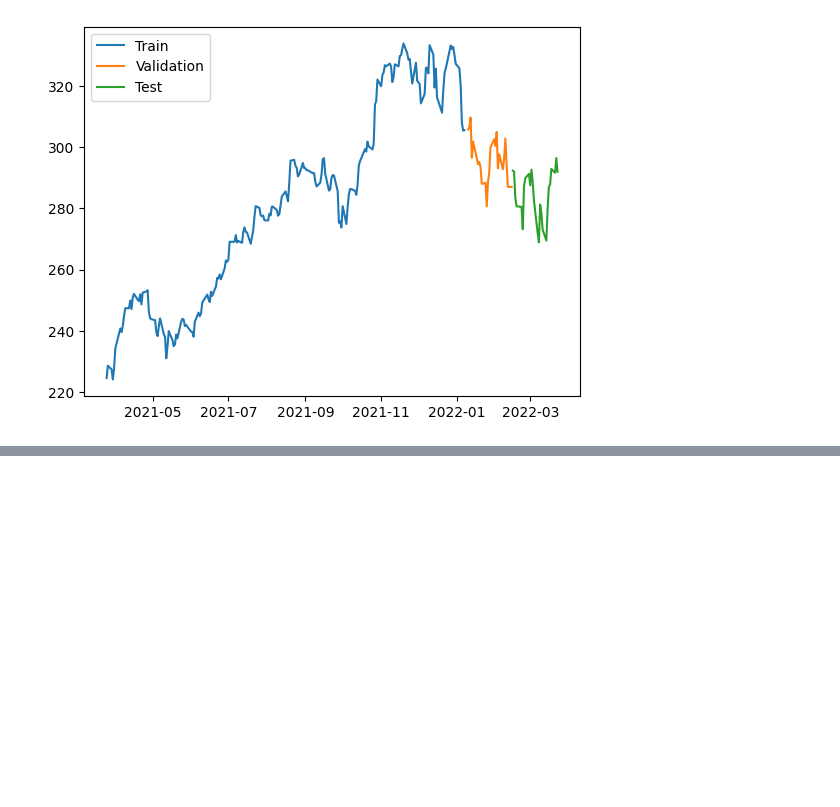
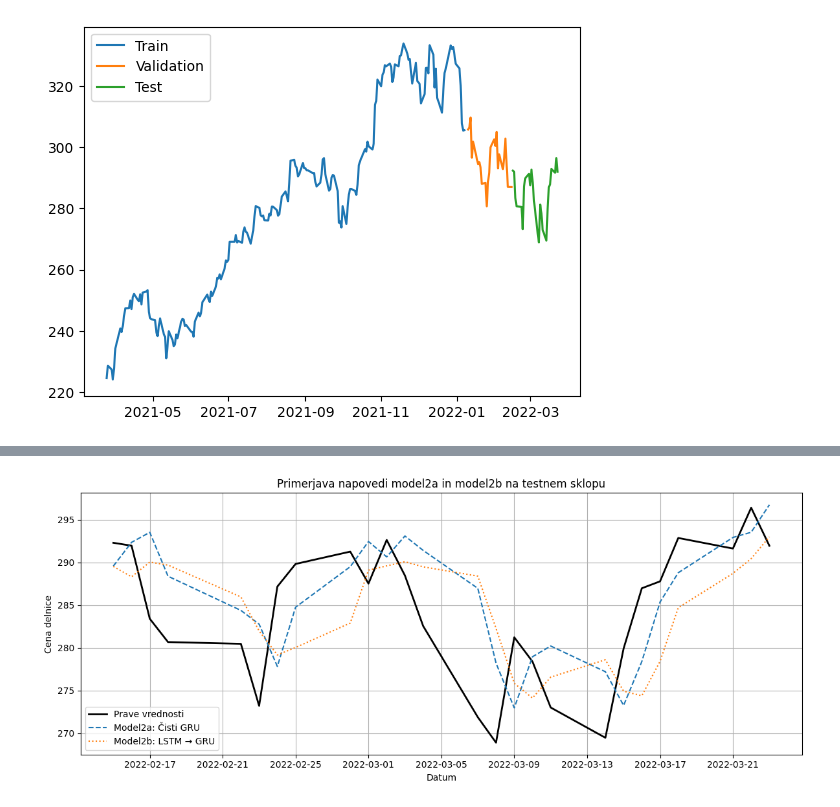
Before and after one commit to Stocks-agent-org/Stocks-agent, a Jupyter notebook: finance_api_f/LSTM.ipynb, the cells around one changed output, grey strips where cells are left out. Cells and saved outputs as stored; diff of their text form; code cells hidden in the pictures; blank space fills up the shorter version.

```diff
--- a/finance_api_f/LSTM.ipynb
+++ b/finance_api_f/LSTM.ipynb
@@ -285,0 +487,89 @@ plt.legend(['Training Predictions', 'Training Observations'])
+# %%
+# === Okno 2: Čisti GRU in Hibrid LSTM → GRU s skaliranjem ===
+from tensorflow.keras.models import Sequential
+from tensorflow.keras import layers
+from tensorflow.keras.optimizers import Adam
+from sklearn.preprocessing import MinMaxScaler
+import numpy as np
+import matplotlib.pyplot as plt
+
+# 1. NORMALIZACIJA podatkov
+# --------------------------------
+# Preoblikuj 3D X v 2D za MinMaxScaler
+X_train_flat = X_train.reshape(-1, 1)
+X_val_flat   = X_val.reshape(-1, 1)
+X_test_flat  = X_test.reshape(-1, 1)
+
+# Inicializiraj skalerje
+scaler_X = MinMaxScaler()
+scaler_y = MinMaxScaler()
+
+# Prilagodi (fit) samo na treningu
+scaler_X.fit(X_train_flat)
+scaler_y.fit(y_train.reshape(-1, 1))
+
+# Pretvori podatke nazaj v 3D
+X_train_scaled = scaler_X.transform(X_train_flat).reshape(X_train.shape)
+X_val_scaled   = scaler_X.transform(X_val_flat).reshape(X_val.shape)
+X_test_scaled  = scaler_X.transform(X_test_flat).reshape(X_test.shape)
+
+# Skaliraj y vrednosti
+y_train_scaled = scaler_y.transform(y_train.reshape(-1, 1)).flatten()
+y_val_scaled   = scaler_y.transform(y_val.reshape(-1, 1)).flatten()
+y_test_scaled  = scaler_y.transform(y_test.reshape(-1, 1)).flatten()
+
+# 2. DEFINICIJA in UČENJE MODELOV
+# --------------------------------
+# 2a) Čisti GRU
+model2a = Sequential([
+    layers.Input(shape=(X_train.shape[1], X_train.shape[2])),
+    layers.GRU(64),
+    layers.Dense(32, activation='relu'),
+    layers.Dense(1)
+])
+model2a.compile(loss='mse', optimizer=Adam(learning_rate=0.001), metrics=['mean_absolute_error'])
+history2a = model2a.fit(
+    X_train_scaled, y_train_scaled,
+    validation_data=(X_val_scaled, y_val_scaled),
+    epochs=100, verbose=2
+)
+
+# 2b) Hibrid LSTM → GRU
+model2b = Sequential([
+    layers.Input(shape=(X_train.shape[1], X_train.shape[2])),
+    layers.LSTM(64, return_sequences=True),
+    layers.GRU(64),
+    layers.Dense(32, activation='relu'),
+    layers.Dense(1)
+])
+model2b.compile(loss='mse', optimizer=Adam(learning_rate=0.001), metrics=['mean_absolute_error'])
+history2b = model2b.fit(
+    X_train_scaled, y_train_scaled,
+    validation_data=(X_val_scaled, y_val_scaled),
+    epochs=100, verbose=2
+)
+
+# 3. NAPOVEDI in DENORMALIZACIJA
+# --------------------------------
+# Napovedi (skalirane) na testnem sklopu
+pred2a_scaled = model2a.predict(X_test_scaled).flatten()
+pred2b_scaled = model2b.predict(X_test_scaled).flatten()
+
+# Pretvori nazaj v originalne vrednosti
+pred2a = scaler_y.inverse_transform(pred2a_scaled.reshape(-1,1)).flatten()
+pred2b = scaler_y.inverse_transform(pred2b_scaled.reshape(-1,1)).flatten()
+
+# 4. GRAFIČNI PRIKAZ
+# --------------------------------
+plt.figure(figsize=(12, 5))
+plt.plot(dates_test, y_test,       label='Prave vrednosti', color='black', linewidth=2)
+plt.plot(dates_test, pred2a,       label='Model2a: Čisti GRU', linestyle='--')
+plt.plot(dates_test, pred2b,       label='Model2b: LSTM → GRU', linestyle=':')
+plt.title('Primerjava napovedi model2a in model2b na testnem sklopu')
+plt.xlabel('Datum')
+plt.ylabel('Cena delnice')
+plt.legend()
+plt.grid(True)
+plt.tight_layout()
+plt.show()
+# %% [output]
@@ -285,0 +593 @@ plt.legend(['Training Predictions', 'Training Observations'])
+[figure, added]
```
Also changed, not shown: parts of 24 cells of this notebook.
